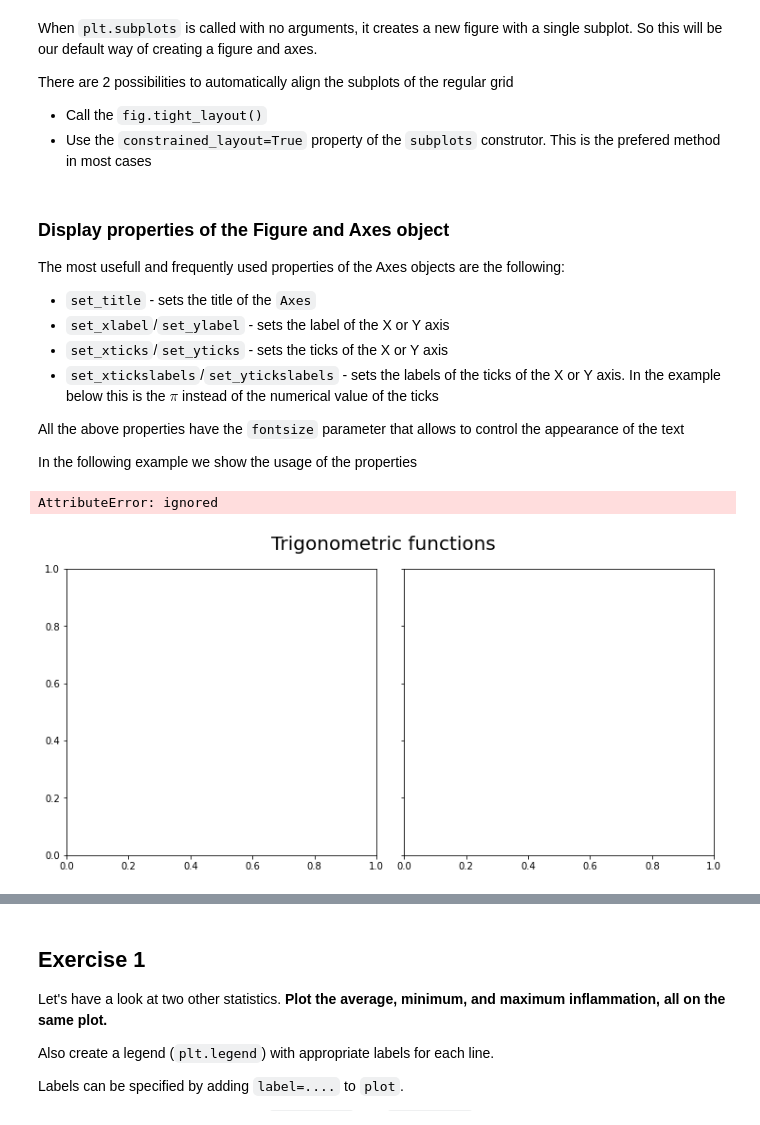
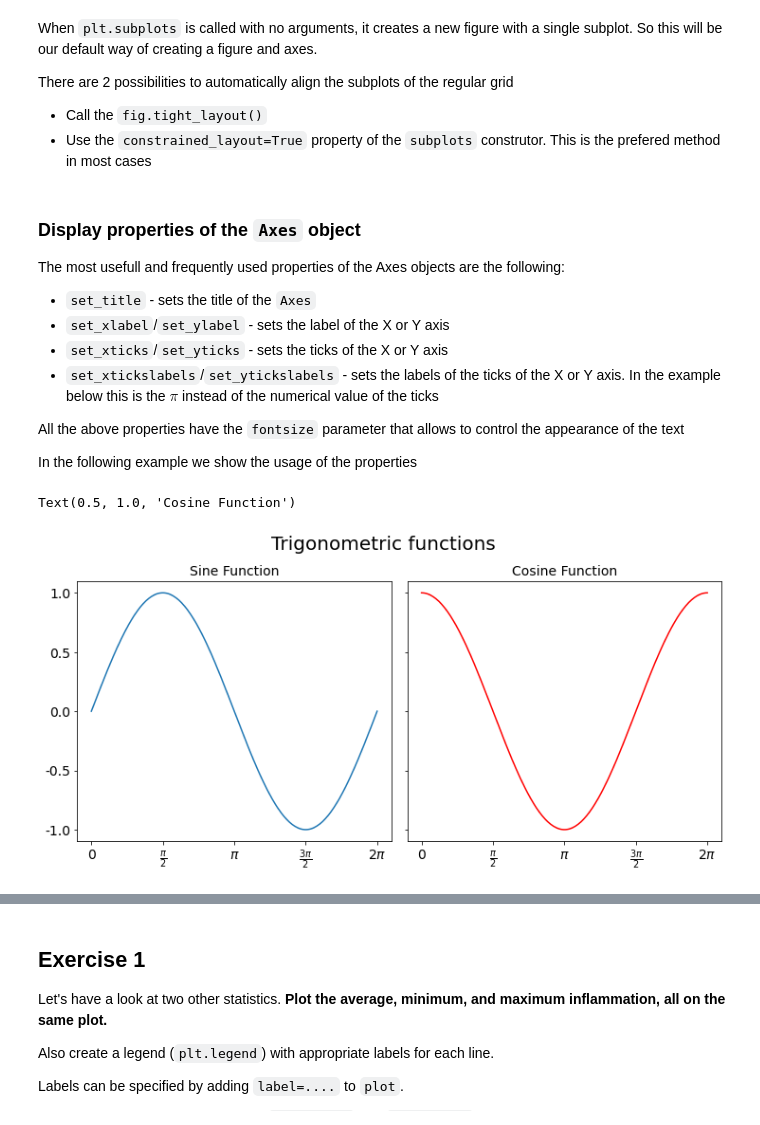
Before and after one commit to faigyb/python4ml, a Jupyter notebook: matplotlib.ipynb, the cells around one changed output, grey strips where cells are left out. Saved outputs shown, nothing was run; the diff lists cells and outputs as text; code cells hidden in the pictures.

```diff
--- a/matplotlib.ipynb
+++ b/matplotlib.ipynb
@@ -174,7 +174,7 @@ There are 2 possibilities to automatically align the subplots of the regular gri
 * Call the `fig.tight_layout()`
 * Use the `constrained_layout=True` property of the `subplots` construtor. This is the prefered method in most cases
 # %% [markdown]
-### Display properties of the Figure and Axes object
+### Display properties of the `Axes` object
 
 The most usefull and frequently used properties of the Axes objects are the following:
 * `set_title` - sets the title of the `Axes`
@@ -188,23 +188,21 @@ In the following example we show the usage of the properties
 # %%
 z = np.linspace(0, 2*np.pi, 200)
 fig, ax = plt.subplots(figsize=(10, 5), nrows=1, ncols=2, constrained_layout=True, sharey=True)
 fig.suptitle('Trigonometric functions', fontsize=20)
-fig.supxlabel('Trigonometric functions', fontsize=20)
-fig.supylabel('Trigonometric functions', fontsize=20)
 
 ax[0].plot(z, np.sin(z))
 ax[0].set_xticks(np.linspace(0, 2*np.pi, 5))
 ax[0].set_xticklabels(['0', r'$\frac{\pi}{2}$', r'$\pi$', r'$\frac{3\pi}{2}$', r'$2\pi$'], fontsize=14)
 ax[0].set_yticks(np.linspace(-1, 1, 5))
 ax[0].set_yticklabels(np.linspace(-1, 1, 5), fontsize=14)
 ax[0].set_title('Sine Function', fontsize=14)
 
 ax[1].plot(z, np.cos(z), 'r')
 ax[1].set_xticks(np.linspace(0, 2*np.pi, 5))
 ax[1].set_xticklabels(['0', r'$\frac{\pi}{2}$', r'$\pi$', r'$\frac{3\pi}{2}$', r'$2\pi$'], fontsize=14)
 ax[1].set_yticks(np.linspace(-1, 1, 5))
 ax[1].set_yticklabels(np.linspace(-1, 1, 5), fontsize=14)
 ax[1].set_title('Cosine Function', fontsize=14)
 # %% [output]
-AttributeError: ignored
+Text(0.5, 1.0, 'Cosine Function')
-[figure, old version]
+[figure, new version]
```
Also changed, not shown: parts of 4 cells of this notebook.
